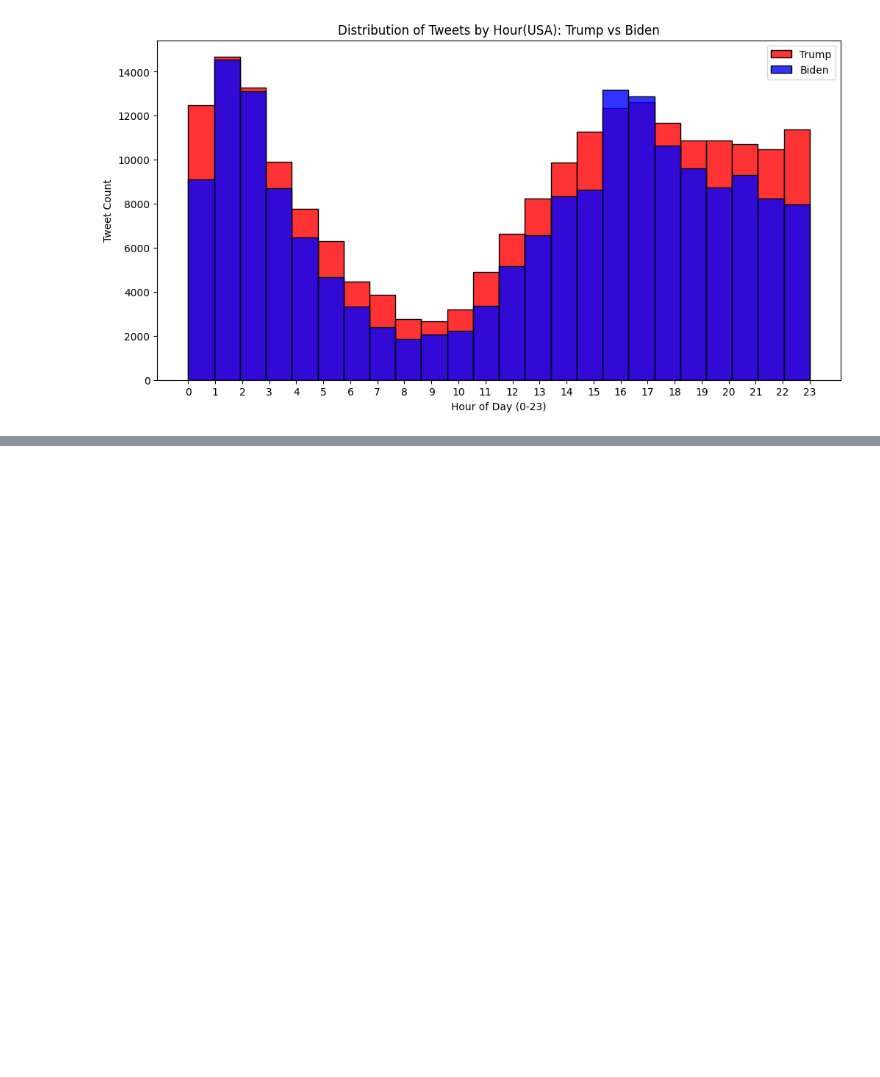
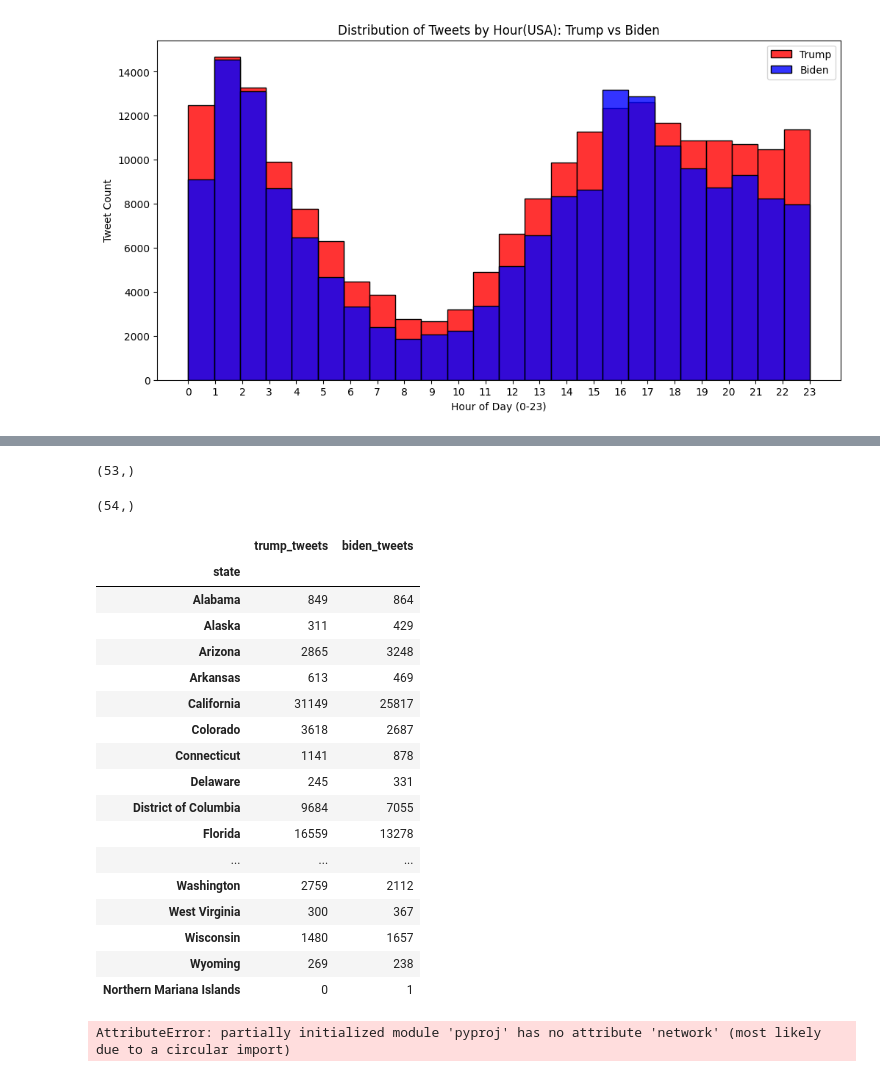
Before and after one commit to GulsahDurmaz/redi_fall2024_data_circle_twitter_project, a Jupyter notebook: Data_Circle_US_Election_2020_Tweets.ipynb, the cells around one changed output, grey strips where cells are left out. Cells and saved outputs as stored; diff of their text form; code cells hidden in the pictures; blank space fills up the shorter version.

Commit message:
added state analysis

```diff
--- a/Data_Circle_US_Election_2020_Tweets.ipynb
+++ b/Data_Circle_US_Election_2020_Tweets.ipynb
@@ -151,6 +164,6 @@ trump_df['created_at'] = pd.to_datetime(trump_df['created_at'])
 biden_df['created_at'] = pd.to_datetime(biden_df['created_at'])
 # %%
 # drop non necesssary columns
-new_trump_df = trump_df.drop(columns= ['tweet_id', 'lat', 'long', 'continent', 'state_code'])
+new_trump_df = trump_df.drop(columns= ['tweet_id', 'lat', 'long', 'continent'])
 new_trump_df.shape
 # %% [output]
@@ -158,5 +171,5 @@ new_trump_df.shape
 # %%
 # drop non necesssary columns
-new_biden_df = biden_df.drop(columns= ['tweet_id', 'lat', 'long', 'continent', 'state_code'])
+new_biden_df = biden_df.drop(columns= ['tweet_id', 'lat', 'long', 'continent'])
 new_biden_df.shape
 # %% [output]
@@ -411,3 +449,52 @@ See the caveats in the documentation: https://pandas.pydata.org/pandas-docs/stab
+# %%
+# Trump - tweet counts according to states
+usa_trump_grouped = usa_trump_df.groupby('state')['tweet'].count()
+usa_trump_grouped.shape
+# %% [output]
+(53,)
+# %%
+# Biden - tweet counts according to states
+usa_biden_grouped = usa_biden_df.groupby('state')['tweet'].count()
+usa_biden_grouped.shape
+# %% [output]
+(54,)
+# %%
+usa_combined_df = pd.merge(usa_trump_grouped, usa_biden_grouped, on='state', how='outer')
+usa_combined_df = usa_combined_df.rename(columns={'tweet_x': 'trump_tweets', 'tweet_y': 'biden_tweets'})
+# NaN fill with  0
+usa_combined_df.fillna(0, inplace=True)
+
+usa_combined_df.astype(int)
+# %% [output]
+|  | trump_tweets | biden_tweets |
+| state |  |  |
+| Alabama | 849 | 864 |
+| Alaska | 311 | 429 |
+| Arizona | 2865 | 3248 |
+| Arkansas | 613 | 469 |
+| California | 31149 | 25817 |
+| Colorado | 3618 | 2687 |
+| Connecticut | 1141 | 878 |
+| Delaware | 245 | 331 |
+| District of Columbia | 9684 | 7055 |
+| Florida | 16559 | 13278 |
+| ... | ... | ... |
+| Washington | 2759 | 2112 |
+| West Virginia | 300 | 367 |
+| Wisconsin | 1480 | 1657 |
+| Wyoming | 269 | 238 |
+| Northern Mariana Islands | 0 | 1 |
+# %%
+# Load the US states shapefile (replace with your actual path)
+usa_map = gpd.read_file('/Users/gulsah/Desktop/REDI/redi_fall2024_data_circle_twitter_project/ne_110m_admin_1_states_provinces_lines/ne_110m_admin_1_states_provinces_lines.shp')
+
+# Check the first few rows to confirm it loaded correctly
+print(usa_map.head())
+
+# Filter to include only the USA
+usa_map = usa_map[usa_map['adm0_a3'] == 'USA']
+# %% [output]
+AttributeError: partially initialized module 'pyproj' has no attribute 'network' (most likely due to a circular import)
 # %%
 # Expl 4: Investigate The Most Retweeted Tweets - Trump
 usa_trump_df_retweet = usa_trump_df.sort_values(by='retweet_count', ascending=False)
```
Also changed, not shown: parts of 9 cells of this notebook.
